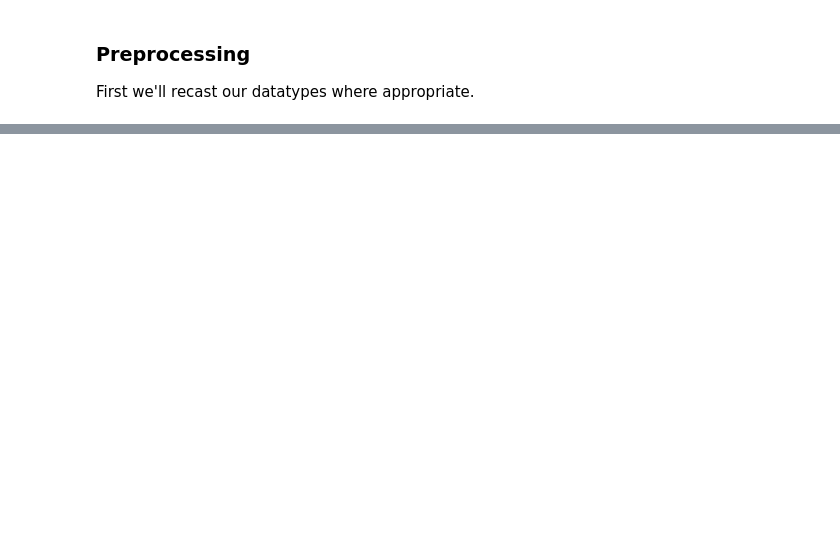
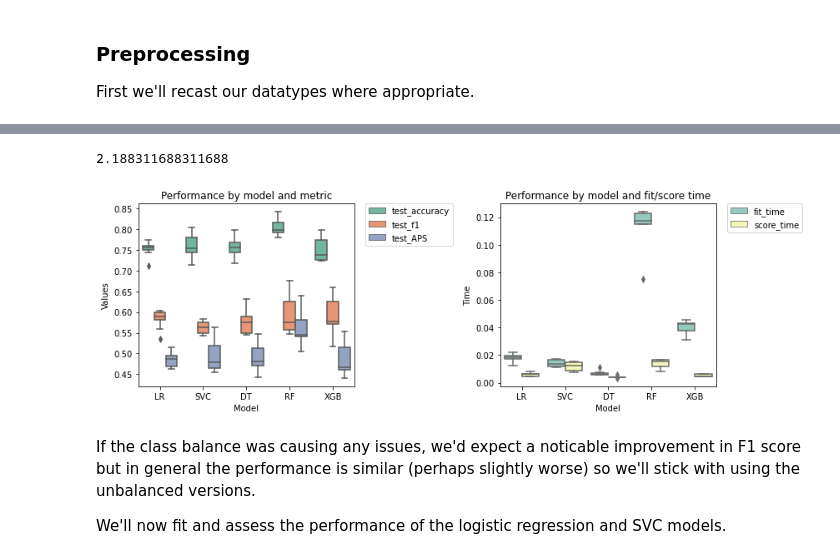
Before and after one commit to d-lazenby/loan_application_prediction, a Jupyter notebook: loan_application_prediction_modelling.ipynb, the cells around one changed output, grey strips where cells are left out. Saved outputs shown, nothing was run; the diff lists cells and outputs as text; code cells hidden in the pictures; blank space fills up the shorter version.

```diff
--- a/loan_application_prediction_modelling.ipynb
+++ b/loan_application_prediction_modelling.ipynb
@@ -113,0 +233,69 @@ dtype: object
+# %%
+y_train.value_counts()[0] / y_train.value_counts()[1]
+# %% [output]
+2.188311688311688
+# %%
+# Define balanced classifiers
+classifiers = [
+    ('LR', LogisticRegression(class_weight='balanced', solver='lbfgs', max_iter=1000)),
+    ('SVC', SVC(gamma='scale', class_weight='balanced', max_iter=1000)),
+    ('DT', DecisionTreeClassifier(class_weight='balanced', max_depth=4)),
+    ('RF', RandomForestClassifier(class_weight = 'balanced', max_depth=4)),
+    ('XGB', XGBClassifier(scale_pos_weight=2.19, max_depth=3))
+]
+
+
+# define cross-validation
+cv = RepeatedStratifiedKFold(n_splits=3, n_repeats=3, random_state=1)
+
+results = []
+
+for name, classifier in classifiers:
+#     define data prep and pipeline
+    pipeline = Pipeline(steps=[('preprocessing', col_transform), ('modelling', classifier)])
+
+#     evaluate pipeline using cross validation
+    scores = cross_validate(pipeline, X_train, y_train,
+                            scoring={'accuracy': accs, 'f1': f1, 'APS': aps},
+                            cv=cv, n_jobs=-1, error_score='raise')
+    result = pd.DataFrame(scores)
+    result['model'] = name
+    results.append(result)
+
+    #In case we need them later
+#     pipeline.fit(X_train, y_train)
+#     predictions = pipeline.predict(X_train)
+#     yhat = pipeline.predict(X_test)
+
+final = pd.concat(results, ignore_index=True)
+time_metrics = [col for col in final.columns if 'time' in col]
+test_metrics = [col for col in final.columns if 'test' in col]
+
+#Plot results
+final_test = pd.melt(final, id_vars=['model'], value_vars=test_metrics,
+                     var_name='metric')
+final_times = pd.melt(final, id_vars=['model'], value_vars=time_metrics,
+                     var_name='metric')
+
+fig, ax = plt.subplots(ncols=2, figsize=(12,4))
+
+sns.boxplot(x='model', y='value', data=final_test, hue='metric', palette='Set2', ax=ax[0])
+sns.boxplot(x='model', y='value', data=final_times, hue='metric', palette='Set3', ax=ax[1])
+
+ax[0].set_ylabel('Values')
+ax[0].set_xlabel('Model')
+ax[0].legend(bbox_to_anchor=(1.05, 1), loc='upper left', borderaxespad=0)
+ax[0].set_title('Performance by model and metric')
+
+ax[1].set_ylabel('Time')
+ax[1].set_xlabel('Model')
+ax[1].legend(bbox_to_anchor=(1.05, 1), loc='upper left', borderaxespad=0)
+ax[1].set_title('Performance by model and fit/score time')
+
+plt.tight_layout();
+# %% [output]
+[figure, added]
+# %% [markdown]
+If the class balance was causing any issues, we'd expect a noticable improvement in F1 score but in general the performance is similar (perhaps slightly worse) so we'll stick with using the unbalanced versions.
+
+We'll now fit and assess the performance of the logistic regression and SVC models.
```
Also changed, not shown: parts of 31 cells of this notebook, 2 other files.
